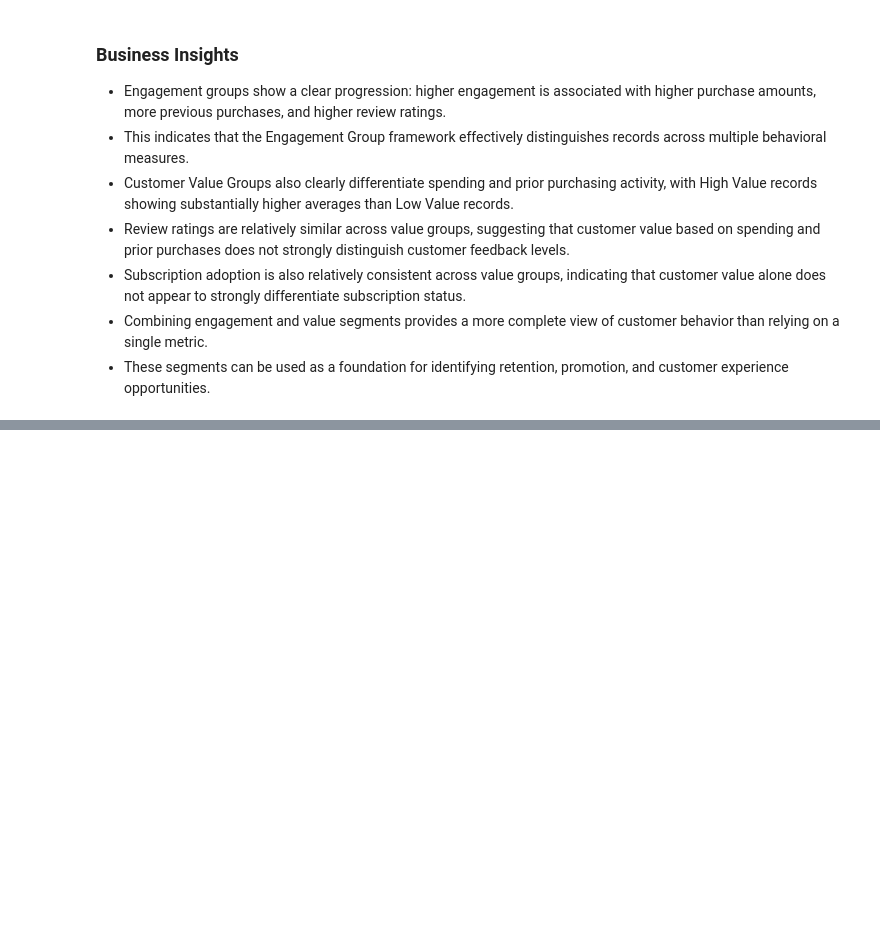
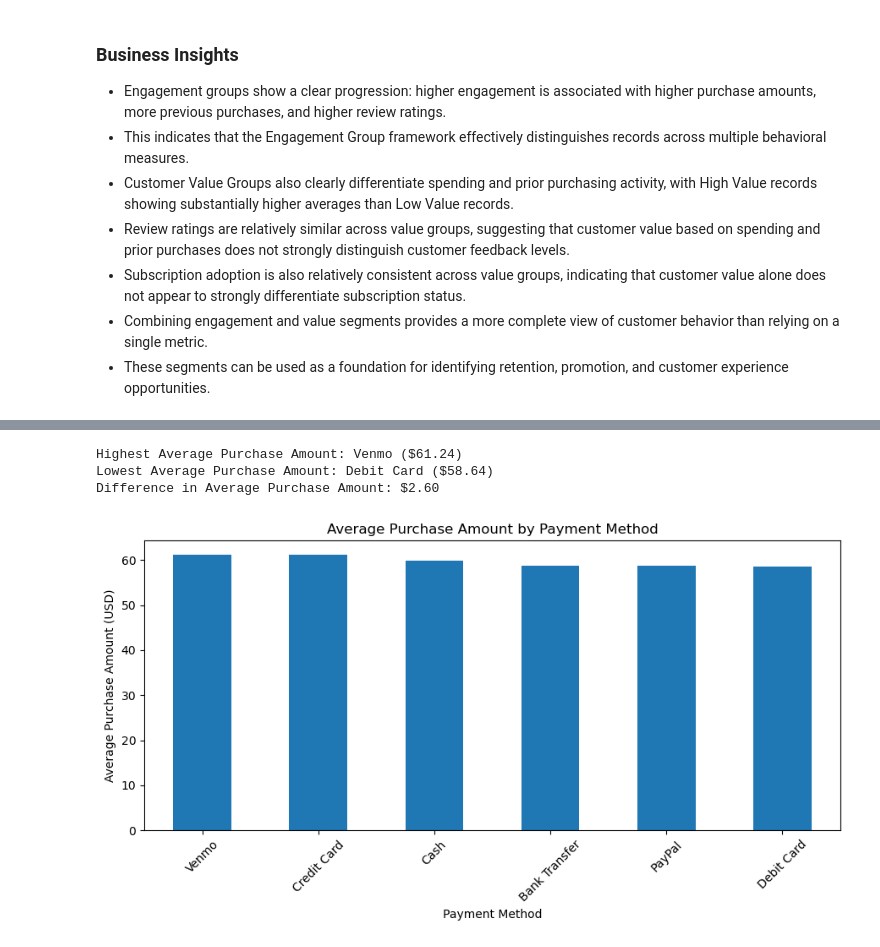
Before and after one commit to kalaranjani-a/customer-shopping-behavior-analysis, a Jupyter notebook: notebooks/customer_shopping_analysis.ipynb, the cells around one changed output, grey strips where cells are left out. Drawn from its saved outputs; the diff is of its cells as text; code cells hidden in the pictures; blank space fills up the shorter version.

```diff
--- a/notebooks/customer_shopping_analysis.ipynb
+++ b/notebooks/customer_shopping_analysis.ipynb
@@ -4006,0 +4273,10 @@ Overall, the segmentation framework provides a useful foundation for understandi
+# %%
+payment_purchase_amount = (
+    df.groupby("Payment Method")["Purchase Amount (USD)"]
+    .mean()
+    .sort_values(ascending=False)
+    .round(2)
+)
+
+print("Average Purchase Amount by Payment Method:")
+print(payment_purchase_amount)
@@ -4006,0 +4293,51 @@ Overall, the segmentation framework provides a useful foundation for understandi
+# %%
+highest_payment_method = payment_purchase_amount.idxmax()
+highest_payment_amount = payment_purchase_amount.max()
+
+lowest_payment_method = payment_purchase_amount.idxmin()
+lowest_payment_amount = payment_purchase_amount.min()
+
+payment_amount_difference = round(
+    highest_payment_amount - lowest_payment_amount,
+    2
+)
+
+print(
+    f"\nHighest Average Purchase Amount: "
+    f"{highest_payment_method} (${highest_payment_amount:.2f})"
+)
+
+print(
+    f"Lowest Average Purchase Amount: "
+    f"{lowest_payment_method} (${lowest_payment_amount:.2f})"
+)
+
+print(
+    f"Difference in Average Purchase Amount: "
+    f"${payment_amount_difference:.2f}"
+)
+# %% [output]
+Highest Average Purchase Amount: Venmo ($61.24)
+Lowest Average Purchase Amount: Debit Card ($58.64)
+Difference in Average Purchase Amount: $2.60
+# %%
+payment_purchase_amount.plot(
+    kind="bar",
+    figsize=(9, 5),
+    title="Average Purchase Amount by Payment Method",
+    xlabel="Payment Method",
+    ylabel="Average Purchase Amount (USD)"
+)
+
+plt.xticks(rotation=45)
+plt.tight_layout()
+
+plt.savefig(
+    "../images/average_purchase_amount_by_payment_method.png",
+    dpi=300,
+    bbox_inches="tight"
+)
+
+plt.show()
+# %% [output]
+[figure, added]
```
Also changed, not shown: parts of 35 cells of this notebook, 5 other files.
